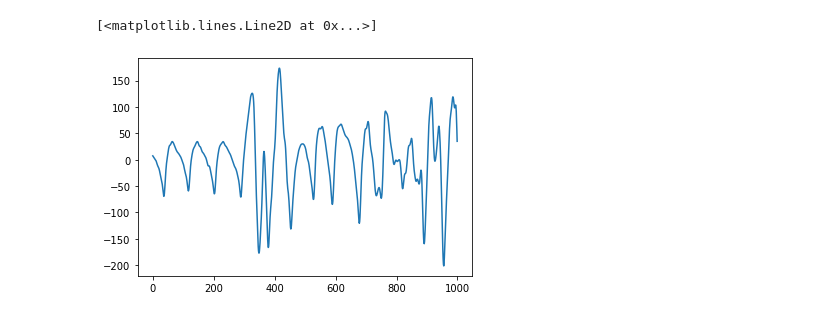
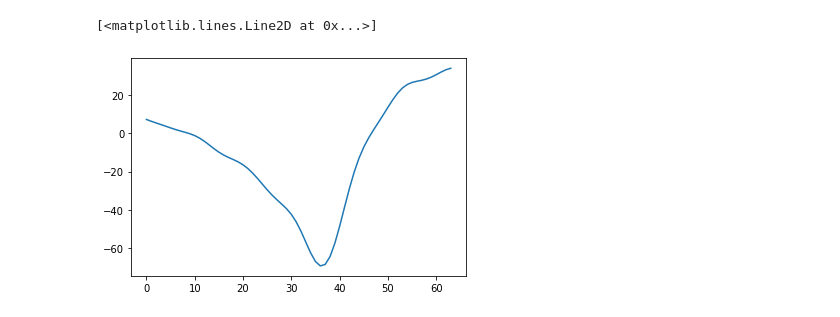
Before and after one commit to pennfranc/adm-ppg-analysis, a Jupyter notebook: test_ADM.ipynb, the cells around one changed output. Cells and saved outputs as stored; diff of their text form; code cells hidden in the pictures.

```diff
--- a/test_ADM.ipynb
+++ b/test_ADM.ipynb
@@ -10,11 +10,12 @@ from ADM import ADM
 data = load_pickle(1)
 
 # get PPG data
-PPG_signal = data['signal']['wrist']['BVP'][:1000]
-plt.plot(PPG_signal)
+PPG_signal = data['signal']['wrist']['BVP']
-# %% [output]
-[<matplotlib.lines.Line2D at 0x...>]
-[figure, removed]
+# %%
+plt.plot(PPG_signal[:64])
+# %% [output]
+[<matplotlib.lines.Line2D at 0x...>]
+[figure, added]
 # %%
 up_spikes, down_spikes = ADM(
     PPG_signal,
```
Also changed, not shown: parts of 4 cells of this notebook, 3 other files.
